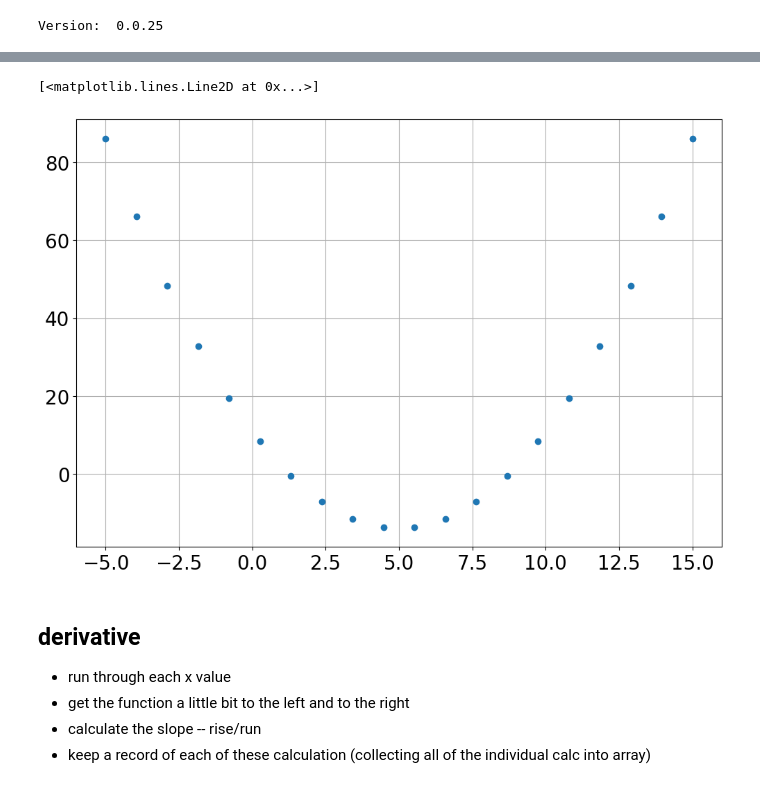
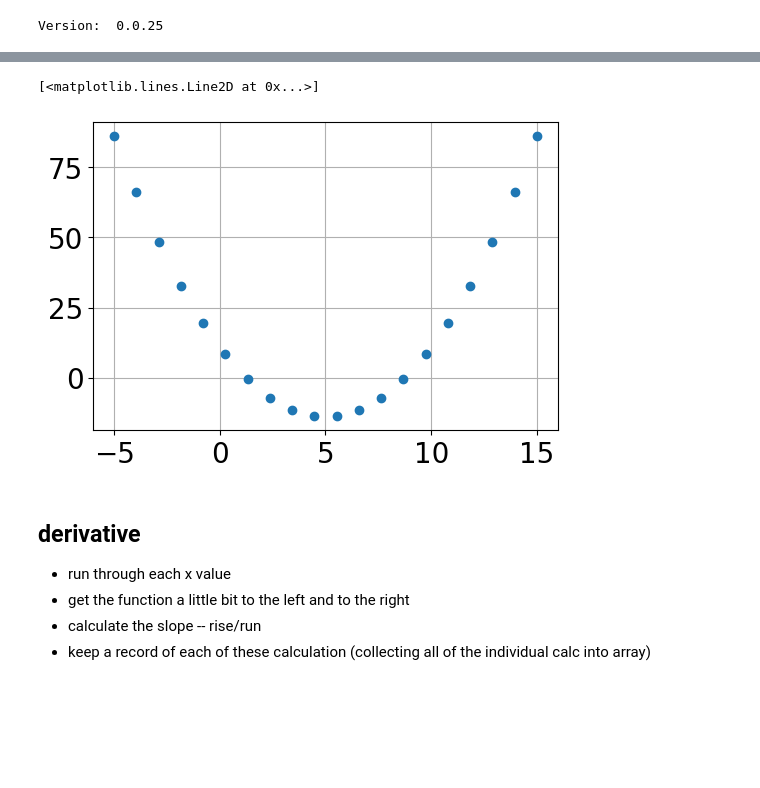
Before and after one commit to bblais/Computer-Programming-for-the-Sciences-Spring-2023, a Jupyter notebook: Sprint #1 - Algorithms and Simulation/2023-02-01 - Taking Derivatives.ipynb, the cells around one changed output, grey strips where cells are left out. Saved outputs shown, nothing was run; the diff lists cells and outputs as text; code cells hidden in the pictures; blank space fills up the shorter version.

```diff
--- a/Sprint #1 - Algorithms and Simulation/2023-02-01 - Taking Derivatives.ipynb
+++ b/Sprint #1 - Algorithms and Simulation/2023-02-01 - Taking Derivatives.ipynb
@@ -17,10 +34,11 @@ plot(x,y)
 # %%
+figure(figsize=(6,4))
 x=linspace(-5,15,20)
 y=fun(x)
 plot(x,y,'o')
 # %% [output]
 [<matplotlib.lines.Line2D at 0x...>]
-[figure, old version]
+[figure, new version]
 # %% [markdown]
 ## derivative
 
```
Also changed, not shown: parts of 9 cells of this notebook, 3 other files.
